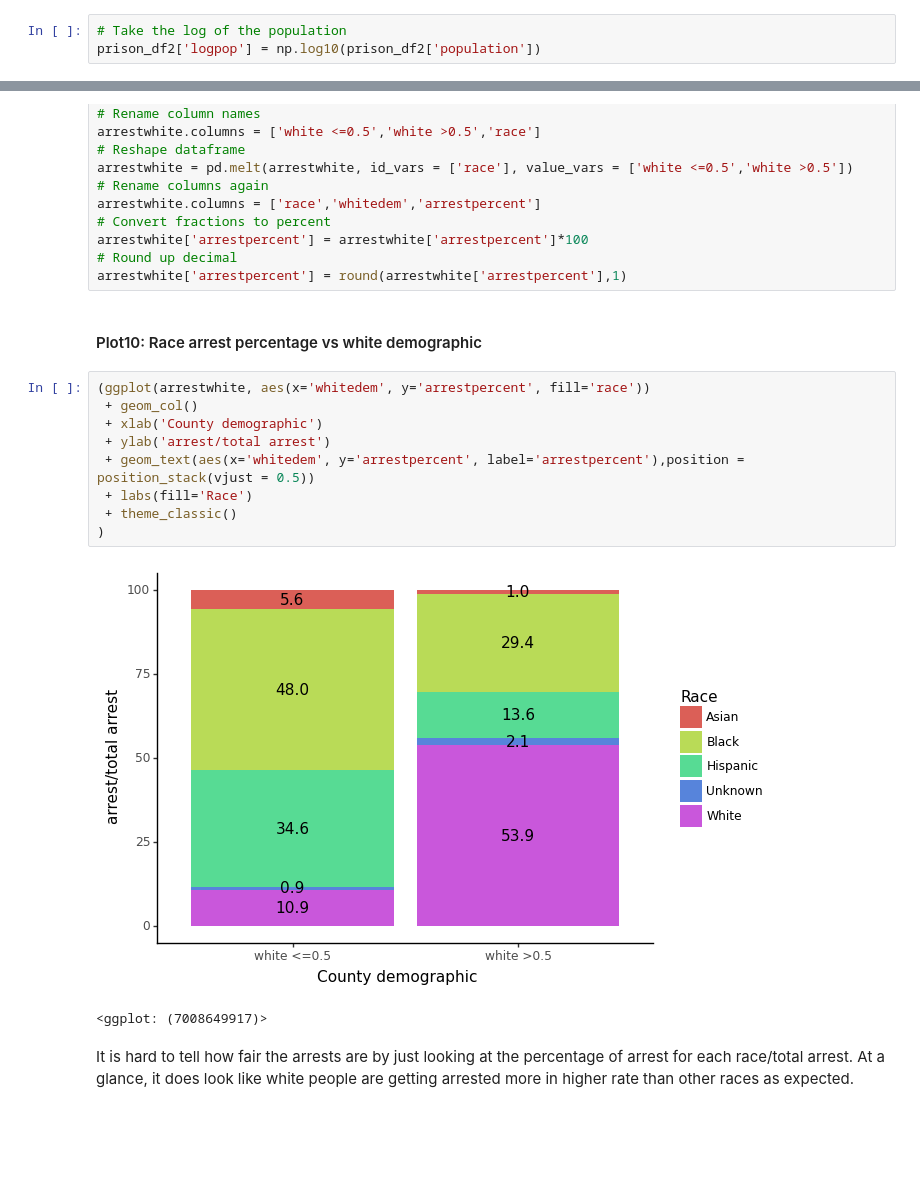
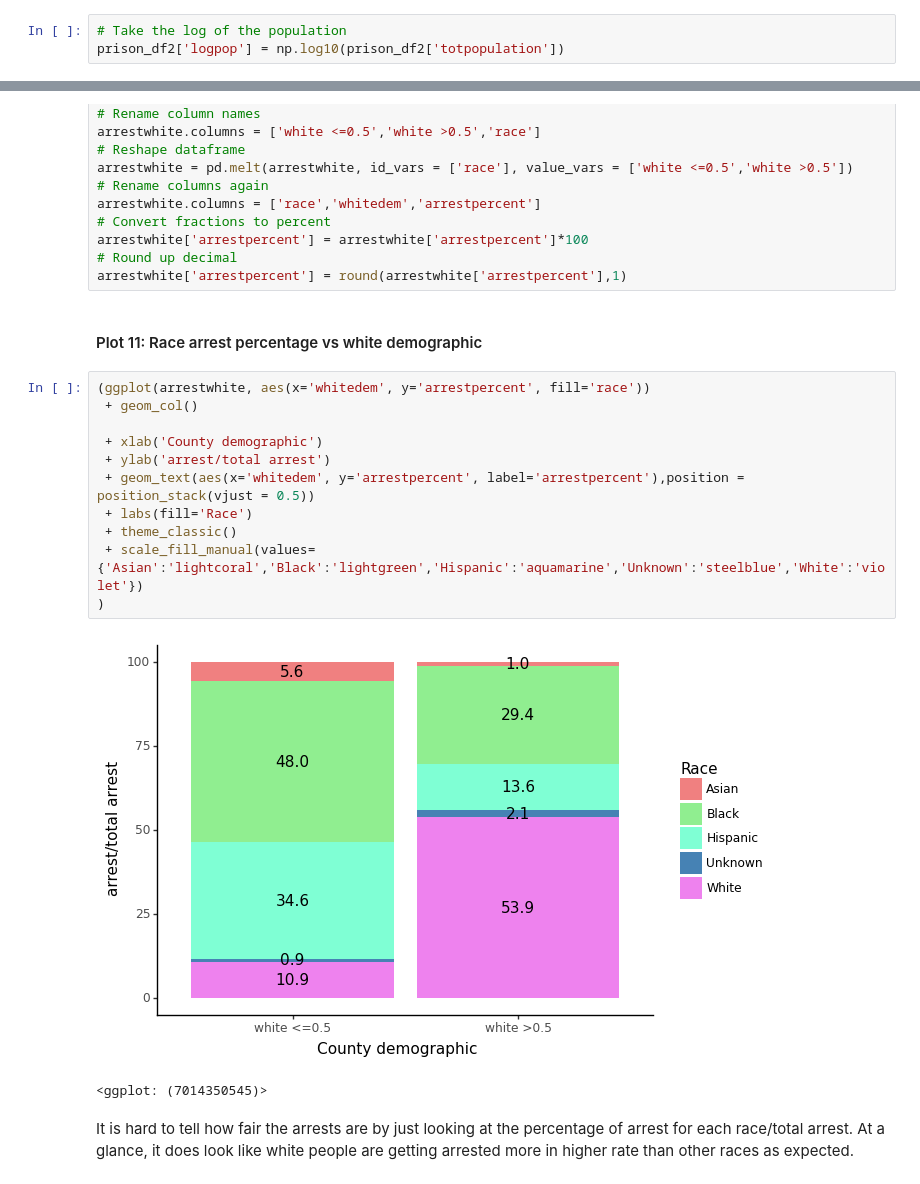
Before and after one commit to maayaikeda/newyork_crime, a Jupyter notebook: New_york_race_and_arrest.ipynb, the cells around one changed output, grey strips where cells are left out. Saved outputs shown, nothing was run; the diff lists cells and outputs as text; blank space fills up the shorter version.

```diff
--- a/New_york_race_and_arrest.ipynb
+++ b/New_york_race_and_arrest.ipynb
@@ -322,7 +323,7 @@ prison_df2['perblack'] = perblack
 prison_df2['arrestperpopulation'] = prison_df2['arrest']/prison_df2['population']
 # %%
 # Take the log of the population
-prison_df2['logpop'] = np.log10(prison_df2['population'])
+prison_df2['logpop'] = np.log10(prison_df2['totpopulation'])
 # %%
 prison_df2.head()
 # %% [output]
@@ -557,19 +626,21 @@ arrestwhite['arrestpercent'] = arrestwhite['arrestpercent']*100
 # Round up decimal
 arrestwhite['arrestpercent'] = round(arrestwhite['arrestpercent'],1)
 # %% [markdown]
-#### Plot10: <a id='plot10'>Race arrest percentage vs white demographic </a>
+#### Plot 11: <a id='plot11'>Race arrest percentage vs white demographic </a>
 # %%
 (ggplot(arrestwhite, aes(x='whitedem', y='arrestpercent', fill='race'))
  + geom_col()
+
  + xlab('County demographic')
  + ylab('arrest/total arrest')
  + geom_text(aes(x='whitedem', y='arrestpercent', label='arrestpercent'),position = position_stack(vjust = 0.5))
  + labs(fill='Race')
  + theme_classic()
+ + scale_fill_manual(values={'Asian':'lightcoral','Black':'lightgreen','Hispanic':'aquamarine','Unknown':'steelblue','White':'violet'})
 )
 # %% [output]
-[figure, old version]
+[figure, new version]
-<ggplot: (7008649917)>
+<ggplot: (7014350545)>
 # %% [markdown]
 It is hard to tell how fair the arrests are by just looking at the percentage of arrest for each race/total arrest. At a glance, it does look like white people are getting arrested more in higher rate than other races as expected.
 # %%
```
Also changed, not shown: parts of 55 cells of this notebook.
